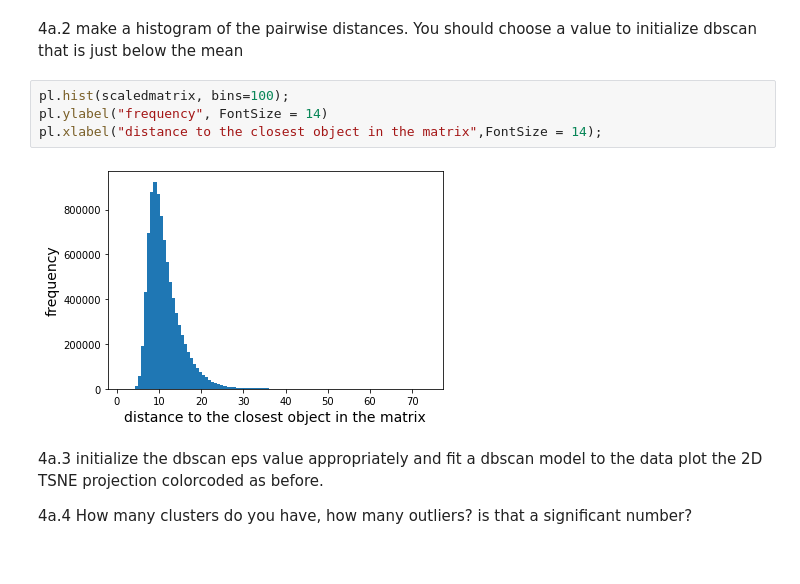
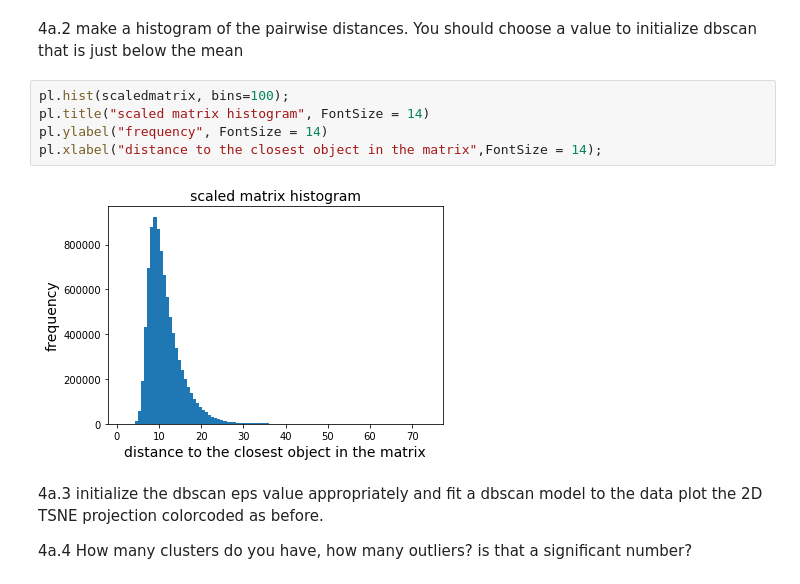
Before and after one commit to fedhere/DSPS_ejones, a Jupyter notebook: HW10/Elliott_Jones_copy_of_clusteringGenes.ipynb, the cells around one changed output. Cells and saved outputs as stored; diff of their text form.

```diff
--- a/HW10/Elliott_Jones_copy_of_clusteringGenes.ipynb
+++ b/HW10/Elliott_Jones_copy_of_clusteringGenes.ipynb
@@ -187,10 +187,11 @@ pl.colorbar()
 4a.2 make a histogram of the pairwise distances. You should choose a value to initialize dbscan that is just below the mean
 # %%
 pl.hist(scaledmatrix, bins=100);
+pl.title("scaled matrix histogram", FontSize = 14)
 pl.ylabel("frequency", FontSize = 14)
 pl.xlabel("distance to the closest object in the matrix",FontSize = 14);
 # %% [output]
-[figure, old version]
+[figure, new version]
 # %% [markdown]
 4a.3 initialize the dbscan eps value appropriately and fit a dbscan model to the data plot the 2D TSNE projection colorcoded as before.
 
```
Also changed, not shown: parts of 5 cells of this notebook.
